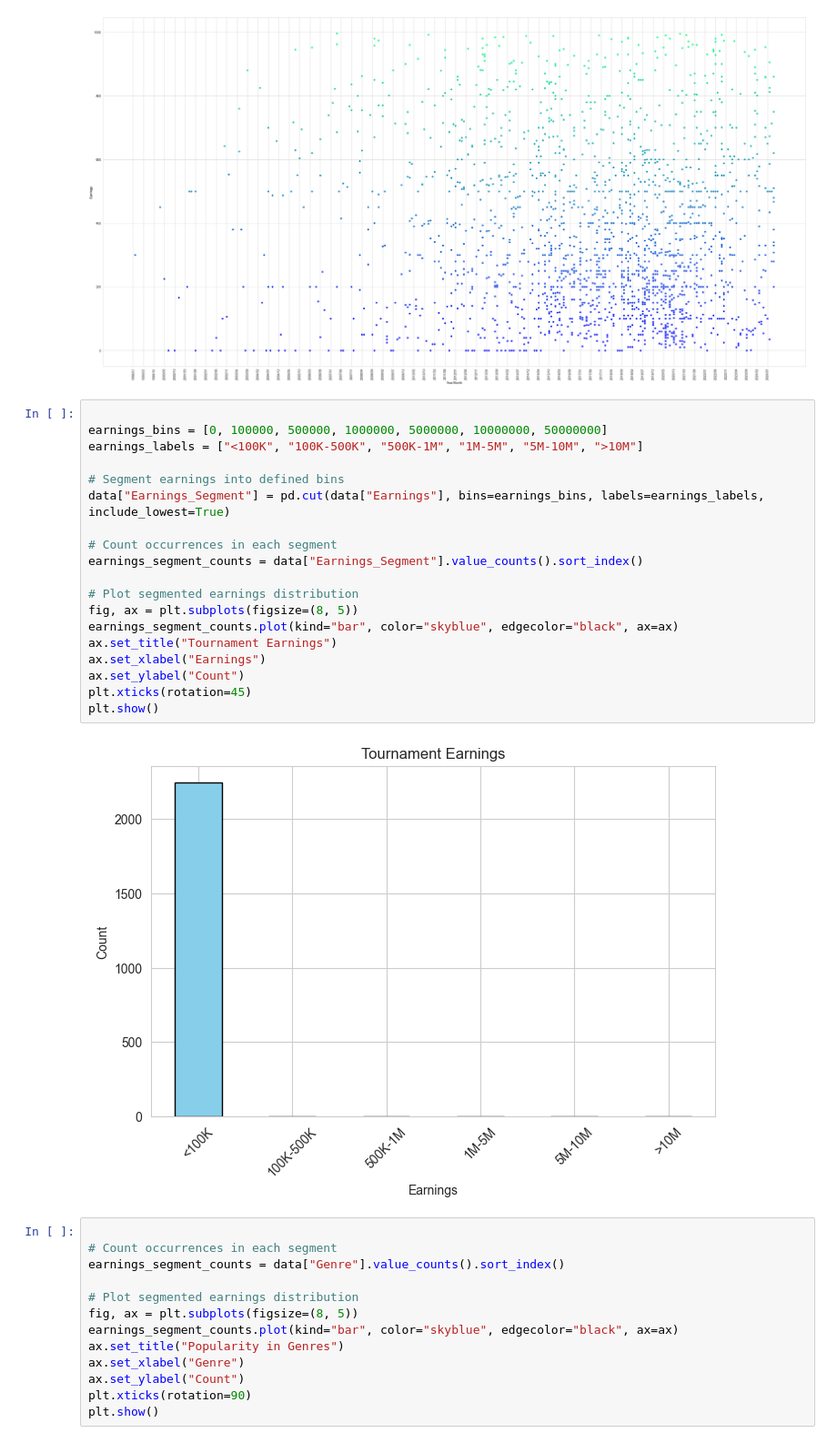
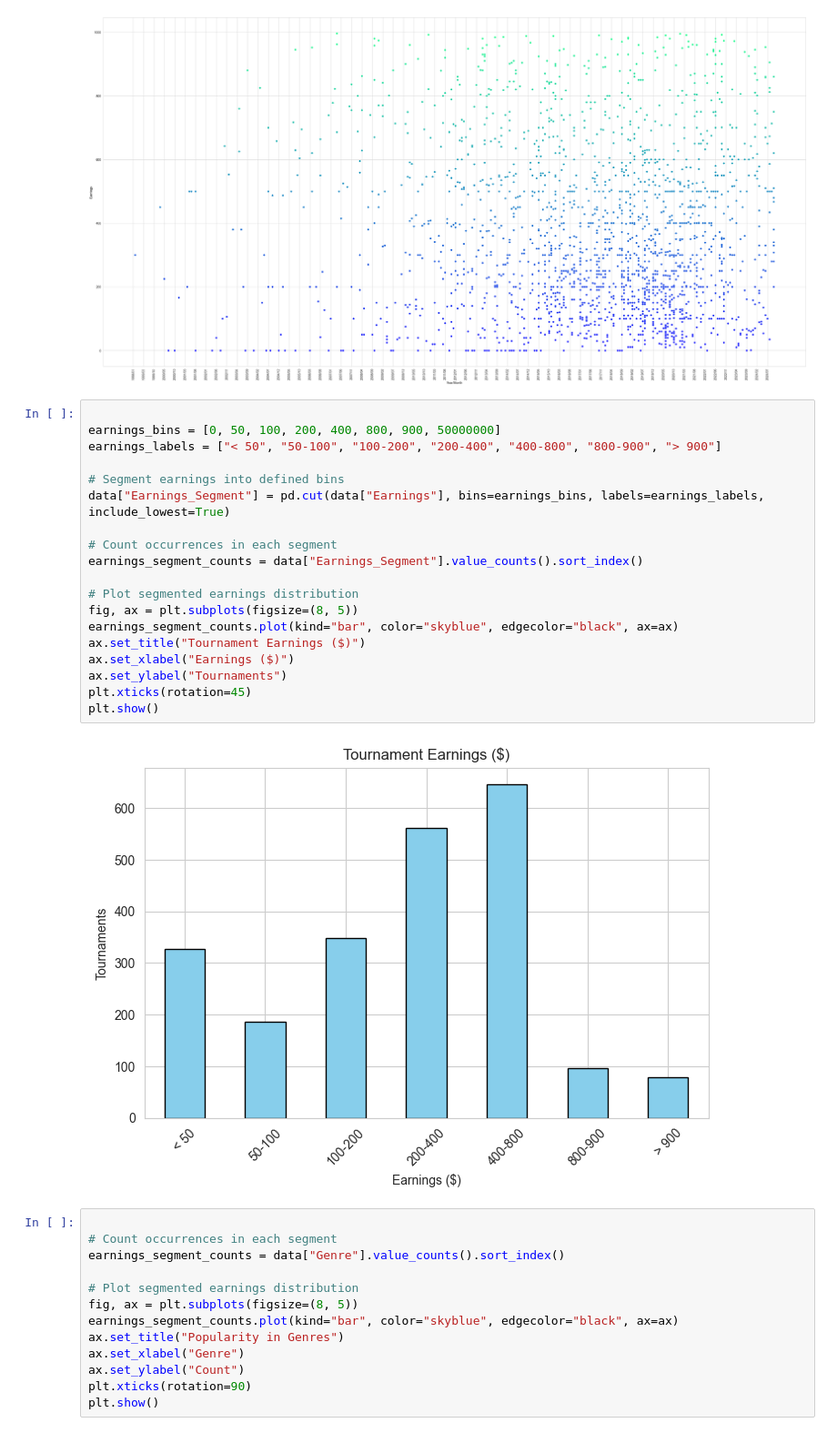
Before and after one commit to AndreasL85/pyprojektarbete, a Jupyter notebook: esports.ipynb, the cells around one changed output. Shown at 91% size. Cells and saved outputs as stored; diff of their text form.

Commit message:
Tournament

```diff
--- a/esports.ipynb
+++ b/esports.ipynb
@@ -141,25 +141,25 @@ plt.xlabel("Year/Month");
 [figure]
 # %%
 
-earnings_bins = [0, 100000, 500000, 1000000, 5000000, 10000000, 50000000]
-earnings_labels = ["<100K", "100K-500K", "500K-1M", "1M-5M", "5M-10M", ">10M"]
+earnings_bins = [0, 50, 100, 200, 400, 800, 900, 50000000]
+earnings_labels = ["< 50", "50-100", "100-200", "200-400", "400-800", "800-900", "> 900"]
 
 # Segment earnings into defined bins
 data["Earnings_Segment"] = pd.cut(data["Earnings"], bins=earnings_bins, labels=earnings_labels, include_lowest=True)
 
 # Count occurrences in each segment
 earnings_segment_counts = data["Earnings_Segment"].value_counts().sort_index()
 
 # Plot segmented earnings distribution
 fig, ax = plt.subplots(figsize=(8, 5))
 earnings_segment_counts.plot(kind="bar", color="skyblue", edgecolor="black", ax=ax)
-ax.set_title("Tournament Earnings")
-ax.set_xlabel("Earnings")
-ax.set_ylabel("Count")
+ax.set_title("Tournament Earnings ($)")
+ax.set_xlabel("Earnings ($)")
+ax.set_ylabel("Tournaments")
 plt.xticks(rotation=45)
 plt.show()
 # %% [output]
-[figure, old version]
+[figure, new version]
 # %%
 
 # Count occurrences in each segment
```
Also changed, not shown: parts of 1 cell of this notebook.
